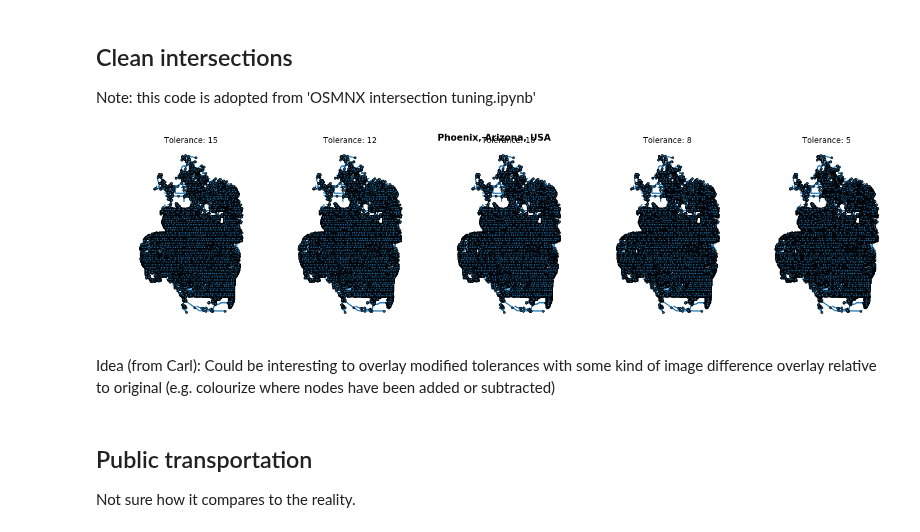
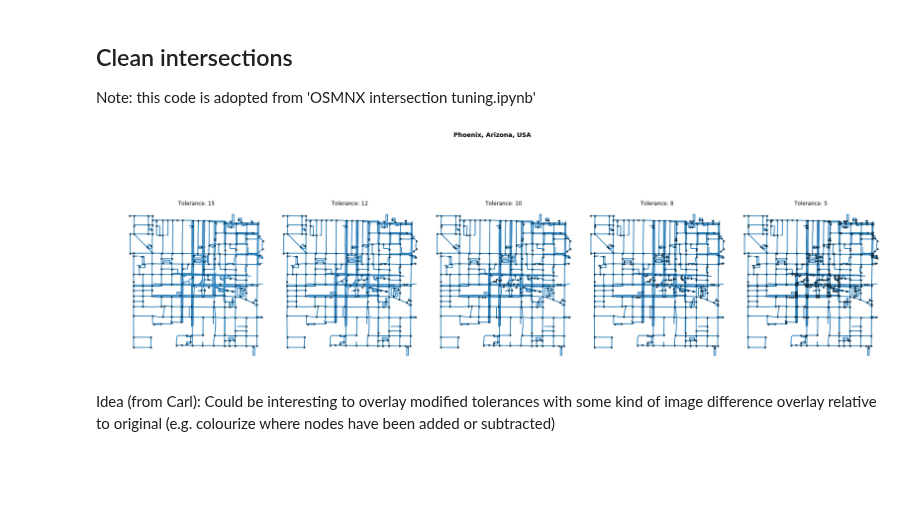
Before and after one commit to healthysustainablecities/global-indicators, a Jupyter notebook: process/phoenix.ipynb, the cells around one changed output. Saved outputs shown, nothing was run; the diff lists cells and outputs as text; code cells hidden in the pictures; blank space fills up the shorter version.

```diff
--- a/process/phoenix.ipynb
+++ b/process/phoenix.ipynb
@@ -90,4 +101,27 @@ def OSM_pedestrain(address):
     plt.show()
+# %%
+# Extract cycle OSM network
+def OSM_bike(address):
+    #studyregion = studyregion_shape(address)
+    #polygon = studyregion['geometry'].iloc[0]
+    #W_walk = ox.graph_from_polygon(polygon, network_type= 'walk')
+
+    #W_walk = ox.graph_from_address(address, network_type= 'walk')
+    W_walk = ox.graph_from_place(address, network_type= 'bike', retain_all=True, buffer_dist=1e4)
+    ox.save_graphml(W_walk, filename='{studyregion}_bike{suffix}.graphml'.format(studyregion = address,
+                                                                                   suffix = suffix), folder='../data/OSM')
+
+    W_walk_proj = ox.project_graph(W_walk)
+    W_proj_gdfs = ox.graph_to_gdfs(W_walk_proj, nodes=False, edges=True, fill_edge_geometry=True)
+
+    #show network figure
+    fig, ax = plt.subplots(figsize=(5, 5))
+    ax = W_proj_gdfs.plot(ax=ax)
+    ax.set_title(address)
+    ax.set_axis_off()
+    fig.suptitle('All OSM pedestrain network', fontsize=14, fontweight='bold')
+    fig.text(0.1, 0, 'Note: based on OSMnx bike network type')
+    plt.show()
 # %%
 for address in places:
     OSM_all(address)
@@ -95,5 +129,5 @@ for address in places:
 [figure]
 # %%
 for address in places:
-    OSM_pedestrain(address)
+    OSM_walk(address)
 # %% [output]
@@ -100,0 +135,3 @@ for address in places:
+# %%
+for address in places:
+    OSM_bike(address)
@@ -122,4 +142,0 @@ def OSM_pedestrian_stats(address):
-# %%
-for address in places:
-    W_walk_stats = OSM_pedestrian_stats(address)
-W_walk_stats
@@ -147,36 +181,32 @@ W_walk_stats
 Note: this code is adopted from 'OSMNX intersection tuning.ipynb'
 # %%
 def OSM_clean_intersection(address):
-    G = ox.graph_from_place(address, network_type= 'walk', buffer_dist=1e4)
+    G = ox.graph_from_address(address, network_type= 'walk', distance=750)
     G_proj = ox.project_graph(G)
     G_proj_gdfs = ox.graph_to_gdfs(G_proj, nodes=False, edges=True, fill_edge_geometry=True)
     #itereate over cleaning buffer distance
     buffers = [15,12,10,8,5]
     # instantiate plot
-    fig, axarr = plt.subplots(ncols=5, sharex='col', sharey='row', squeeze=False, figsize=(18,4.5), dpi=80)
+    fig, axarr = plt.subplots(ncols=5, sharex='col', sharey='row', squeeze=False, figsize=(25,10))
     for i in range(len(buffers)):
         # clean up the intersections and extract their xy coords
         intersections = ox.clean_intersections(G_proj, tolerance=buffers[i], dead_ends=False)
         points = np.array([point.xy for point in intersections])
         # plot the cleaned-up intersections
         G_proj_gdfs.plot(ax = axarr[0][i])
         axarr[0][i].scatter(x=points[:,0], y=points[:,1], s = 10, zorder=2, color=None, edgecolors='#000000')
         axarr[0][i].set_title("Tolerance: {}".format(buffers[i]))
         axarr[0][i].set_aspect(1)
         axarr[0][i].set_axis_off()
         # axarr[0][i].add_patch(patches.Rectangle((0.8, 0.8), 0.2, 0.2))
     plt.suptitle(address, fontsize=14, fontweight='bold')
     plt.tight_layout()
     plt.show()
     return intersections
 
 for address in places:
     OSM_clean_intersection(address)
 # %% [output]
-[figure, old version]
+[figure, new version]
 # %% [markdown]
 Idea (from Carl): Could be interesting to overlay modified tolerances with some kind of image difference overlay relative to original (e.g. colourize where nodes have been added or subtracted)
-# %% [markdown]
-## Public transportation
-
-Not sure how it compares to the reality.
```
Also changed, not shown: parts of 20 cells of this notebook.
